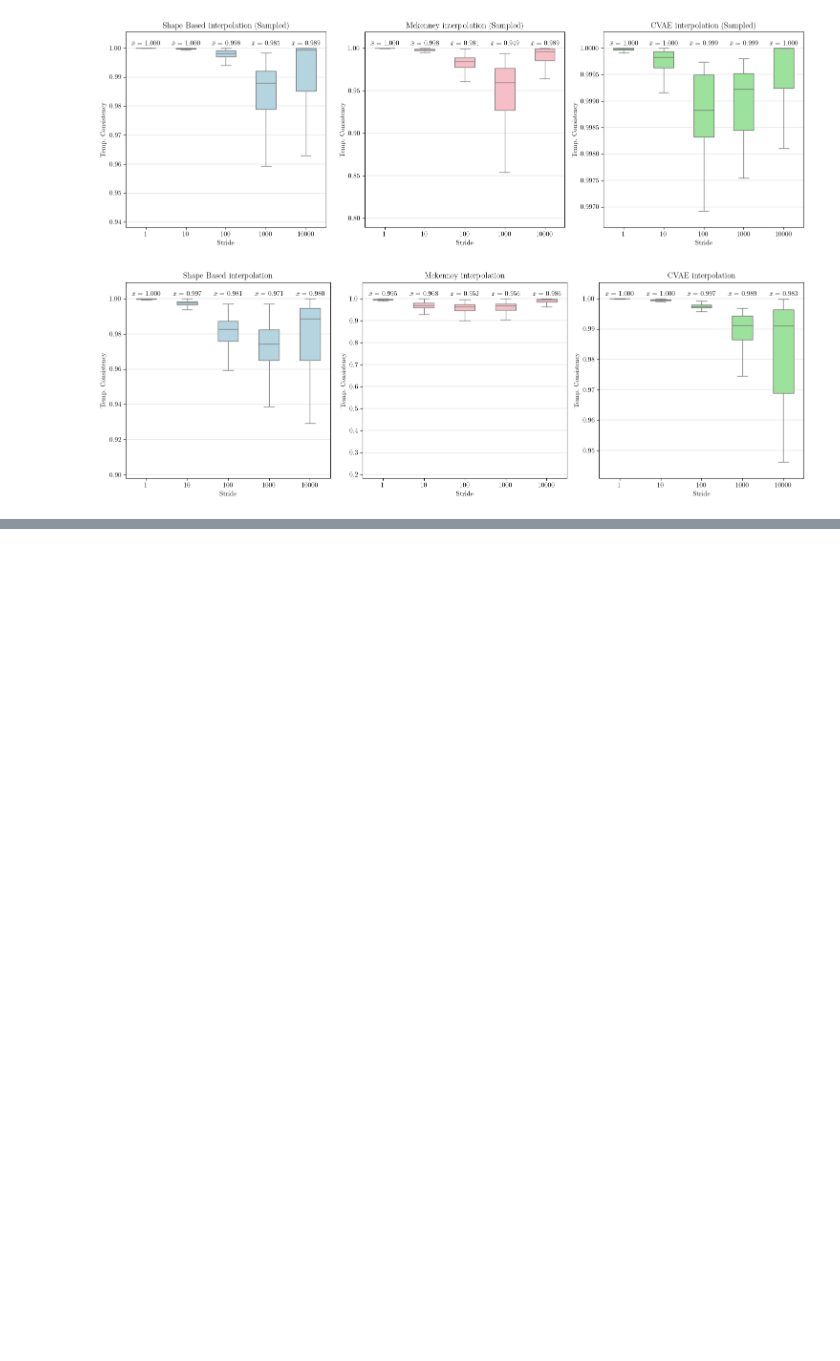
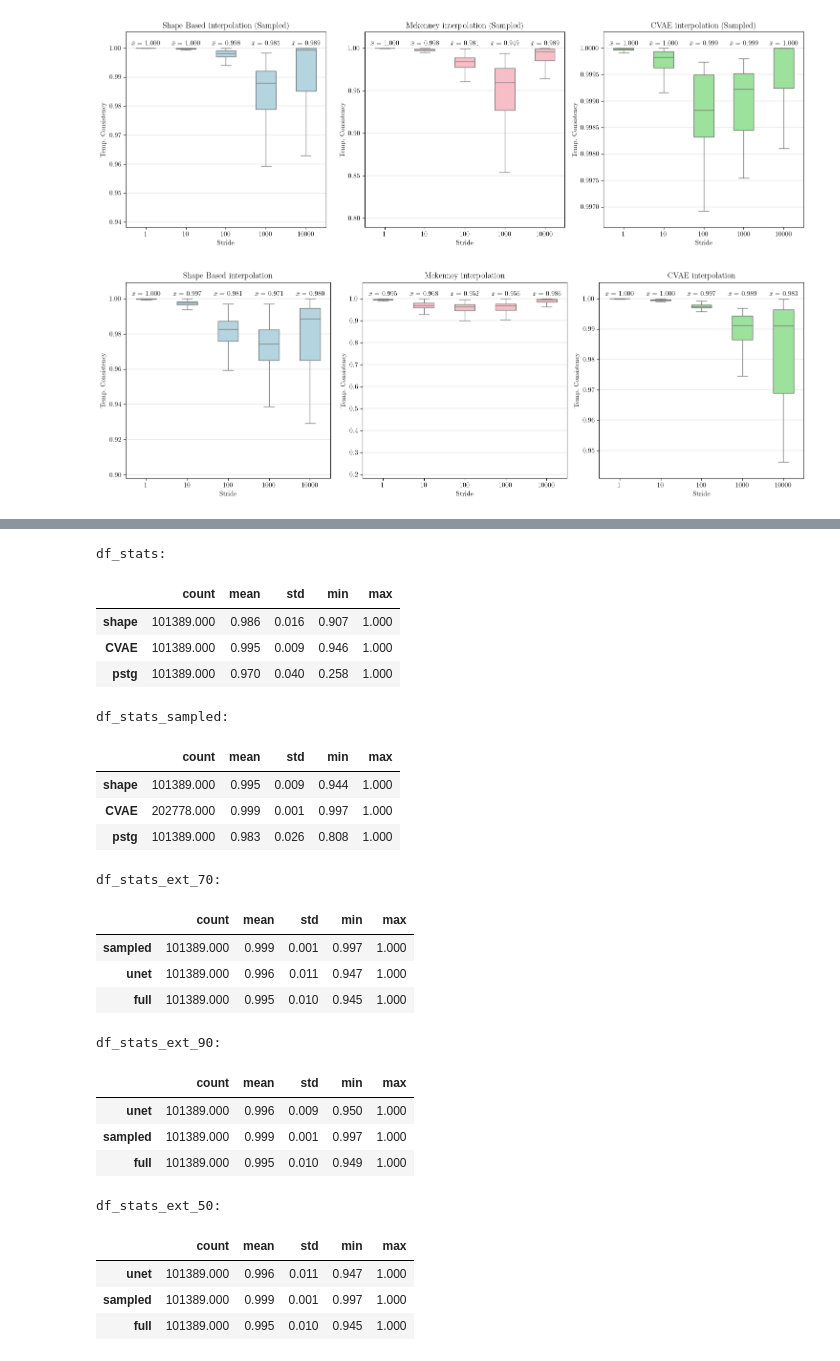
Before and after one commit to Tiago1Ribeiro/spatiotemporal-vae-reconstruction, a Jupyter notebook: notebooks/4_results_vis.ipynb, the cells around one changed output, grey strips where cells are left out. Drawn from its saved outputs; the diff is of its cells as text; code cells hidden in the pictures; blank space fills up the shorter version.

```diff
--- a/notebooks/4_results_vis.ipynb
+++ b/notebooks/4_results_vis.ipynb
@@ -430,0 +445,58 @@ plot_models(dfs_sampled, 'Interpolation (Sampled)', ['Shape Based', 'Mackenney',
+# %%
+def get_stats(dfs):
+    stats = {}
+    for model, df in dfs.items():
+        stats[model] = df['Temp. Consistency'].describe().loc[['count', 'mean', 'std', 'min', 'max']]
+    return stats
+
+def get_stats_df(dfs):
+    stats = get_stats(dfs)
+    df = pd.DataFrame.from_dict(stats, orient='index')
+    df = df.round(3)
+    return df
+
+df_stats = get_stats_df(dfs)
+df_stats_sampled = get_stats_df(dfs_sampled)
+df_stats_ext_70 = get_stats_df(dfs_ext_70)
+df_stats_ext_90 = get_stats_df(dfs_ext_90)
+df_stats_ext_50 = get_stats_df(dfs_ext_50)
+# %%
+from IPython.display import display
+pd.set_option('display.float_format', '{:.3f}'.format)
+
+print("df_stats:")
+display(df_stats)
+print("\ndf_stats_sampled:")
+display(df_stats_sampled)
+print("\ndf_stats_ext_70:")
+display(df_stats_ext_70)
+print("\ndf_stats_ext_90:")
+display(df_stats_ext_90)
+print("\ndf_stats_ext_50:")
+display(df_stats_ext_50)
+# %% [output]
+df_stats:
+|  | count | mean | std | min | max |
+| shape | 101389.000 | 0.986 | 0.016 | 0.907 | 1.000 |
+| CVAE | 101389.000 | 0.995 | 0.009 | 0.946 | 1.000 |
+| pstg | 101389.000 | 0.970 | 0.040 | 0.258 | 1.000 |
+df_stats_sampled:
+|  | count | mean | std | min | max |
+| shape | 101389.000 | 0.995 | 0.009 | 0.944 | 1.000 |
+| CVAE | 202778.000 | 0.999 | 0.001 | 0.997 | 1.000 |
+| pstg | 101389.000 | 0.983 | 0.026 | 0.808 | 1.000 |
+df_stats_ext_70:
+|  | count | mean | std | min | max |
+| sampled | 101389.000 | 0.999 | 0.001 | 0.997 | 1.000 |
+| unet | 101389.000 | 0.996 | 0.011 | 0.947 | 1.000 |
+| full | 101389.000 | 0.995 | 0.010 | 0.945 | 1.000 |
+df_stats_ext_90:
+|  | count | mean | std | min | max |
+| unet | 101389.000 | 0.996 | 0.009 | 0.950 | 1.000 |
+| sampled | 101389.000 | 0.999 | 0.001 | 0.997 | 1.000 |
+| full | 101389.000 | 0.995 | 0.010 | 0.949 | 1.000 |
+df_stats_ext_50:
+|  | count | mean | std | min | max |
+| unet | 101389.000 | 0.996 | 0.011 | 0.947 | 1.000 |
+| sampled | 101389.000 | 0.999 | 0.001 | 0.997 | 1.000 |
+| full | 101389.000 | 0.995 | 0.010 | 0.945 | 1.000 |
```
Also changed, not shown: parts of 10 cells of this notebook, 7 other files.
